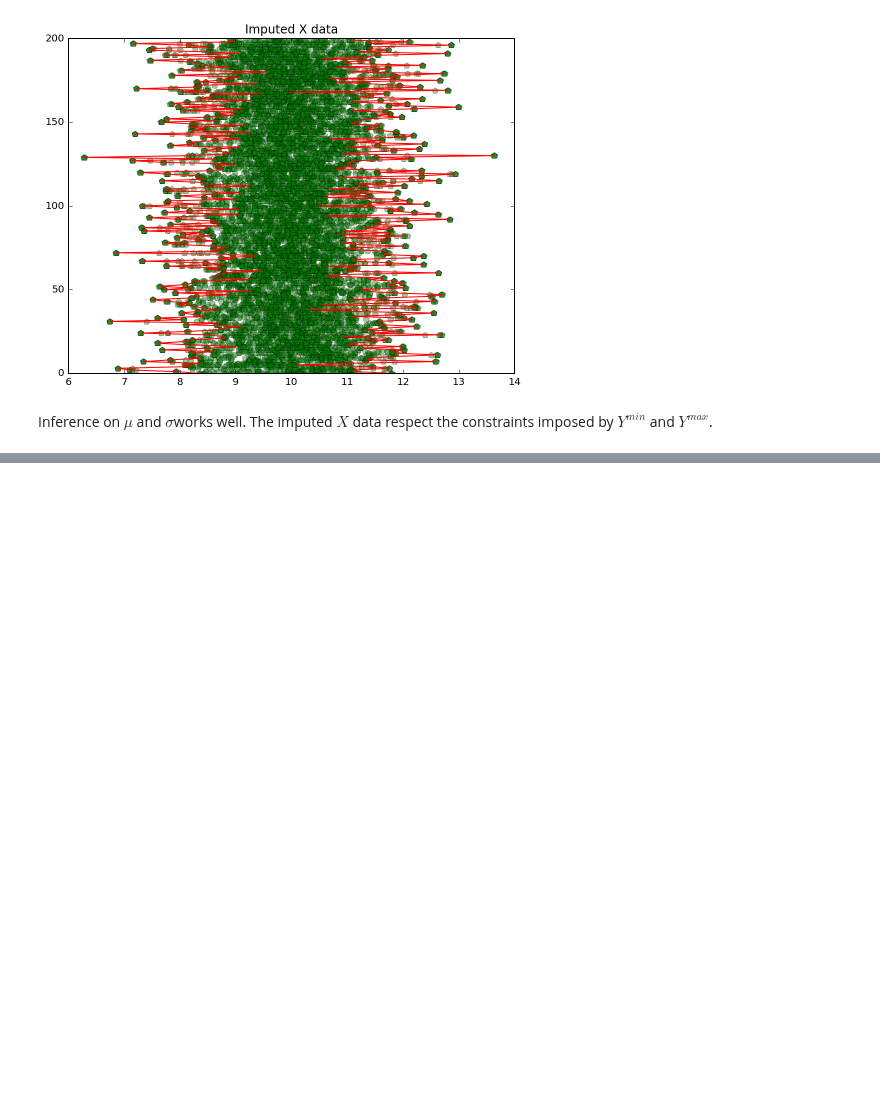
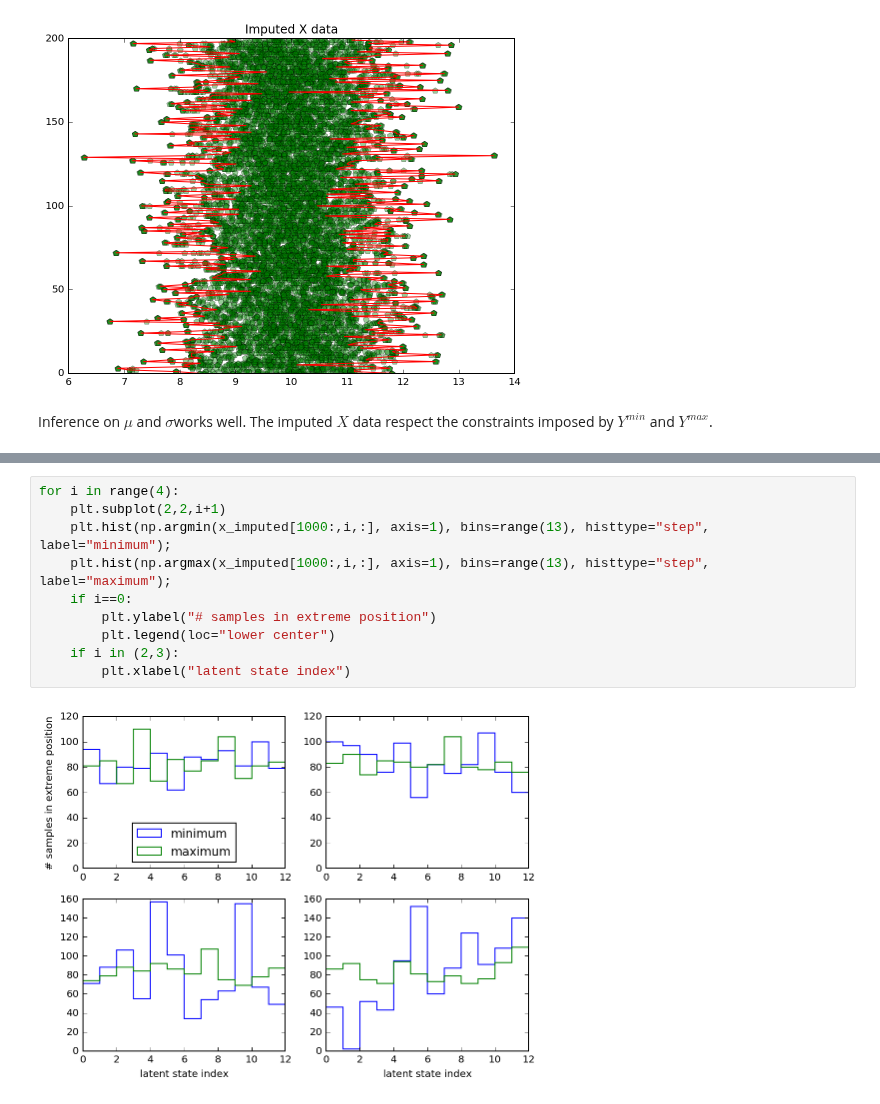
Before and after one commit to maximerischard/TemperatureImputations.jl, a Jupyter notebook: MaxInference.ipynb, the cells around one changed output, grey strips where cells are left out. Saved outputs shown, nothing was run; the diff lists cells and outputs as text; blank space fills up the shorter version.

Commit message:
look at mixing of latent state positions

```diff
--- a/MaxInference.ipynb
+++ b/MaxInference.ipynb
@@ -441,0 +447,12 @@ Inference on $\mu$ and $\sigma$works well. The imputed $X$ data respect the cons
+# %%
+for i in range(4):
+    plt.subplot(2,2,i+1)
+    plt.hist(np.argmin(x_imputed[1000:,i,:], axis=1), bins=range(13), histtype="step", label="minimum");
+    plt.hist(np.argmax(x_imputed[1000:,i,:], axis=1), bins=range(13), histtype="step", label="maximum");
+    if i==0:
+        plt.ylabel("# samples in extreme position")
+        plt.legend(loc="lower center")
+    if i in (2,3):
+        plt.xlabel("latent state index")
+# %% [output]
+[figure, added]
```
Also changed, not shown: parts of 4 cells of this notebook.
